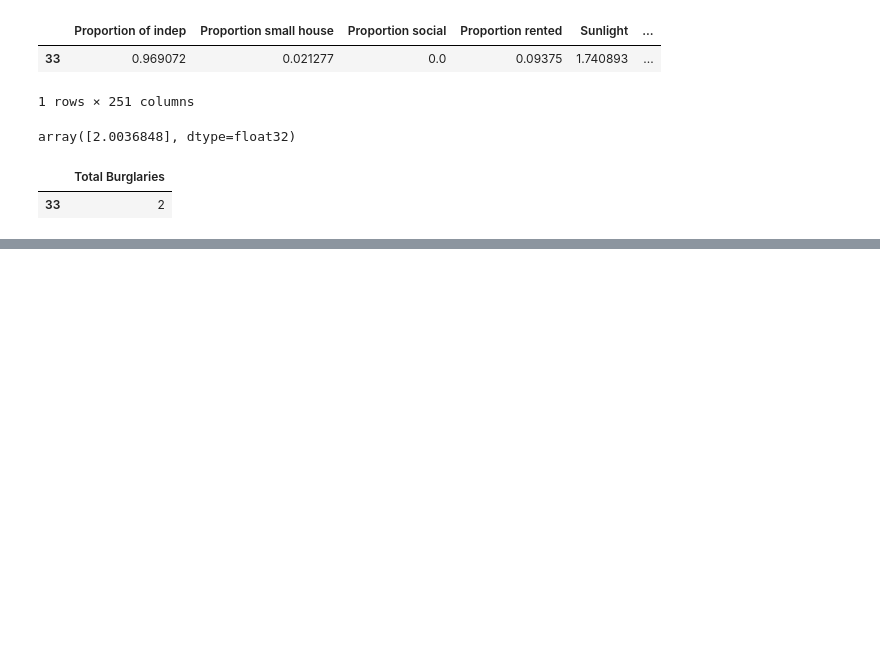
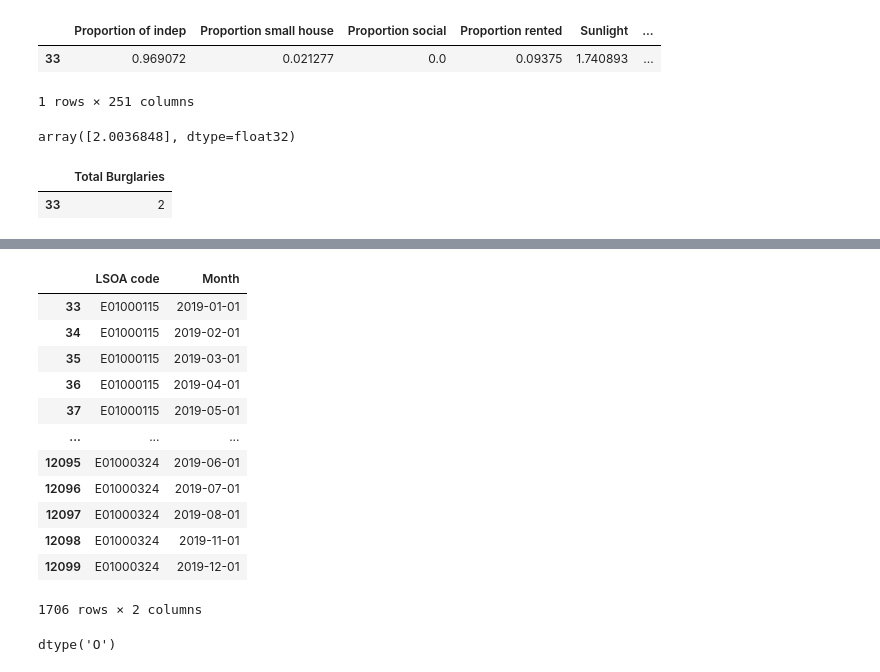
Before and after one commit to DC2-G19/policeResourceAllocation, a Jupyter notebook: XGBoost_experimental.ipynb, the cells around one changed output, grey strips where cells are left out. Cells and saved outputs as stored; diff of their text form; code cells hidden in the pictures; blank space fills up the shorter version.

```diff
--- a/XGBoost_experimental.ipynb
+++ b/XGBoost_experimental.ipynb
@@ -215,0 +261,20 @@ y_test[0:1]
+# %%
+df_temp_merged_clean_test[['LSOA code', 'Month' ]]
+# %% [output]
+|  | LSOA code | Month |
+| 33 | E01000115 | 2019-01-01 |
+| 34 | E01000115 | 2019-02-01 |
+| 35 | E01000115 | 2019-03-01 |
+| 36 | E01000115 | 2019-04-01 |
+| 37 | E01000115 | 2019-05-01 |
+| ... | ... | ... |
+| 12095 | E01000324 | 2019-06-01 |
+| 12096 | E01000324 | 2019-07-01 |
+| 12097 | E01000324 | 2019-08-01 |
+| 12098 | E01000324 | 2019-11-01 |
+| 12099 | E01000324 | 2019-12-01 |
+1706 rows × 2 columns
+# %%
+df_temp_merged_clean_test['LSOA code'].dtypes
+# %% [output]
+dtype('O')
```
Also changed, not shown: parts of 4 cells of this notebook, 1 other file.
